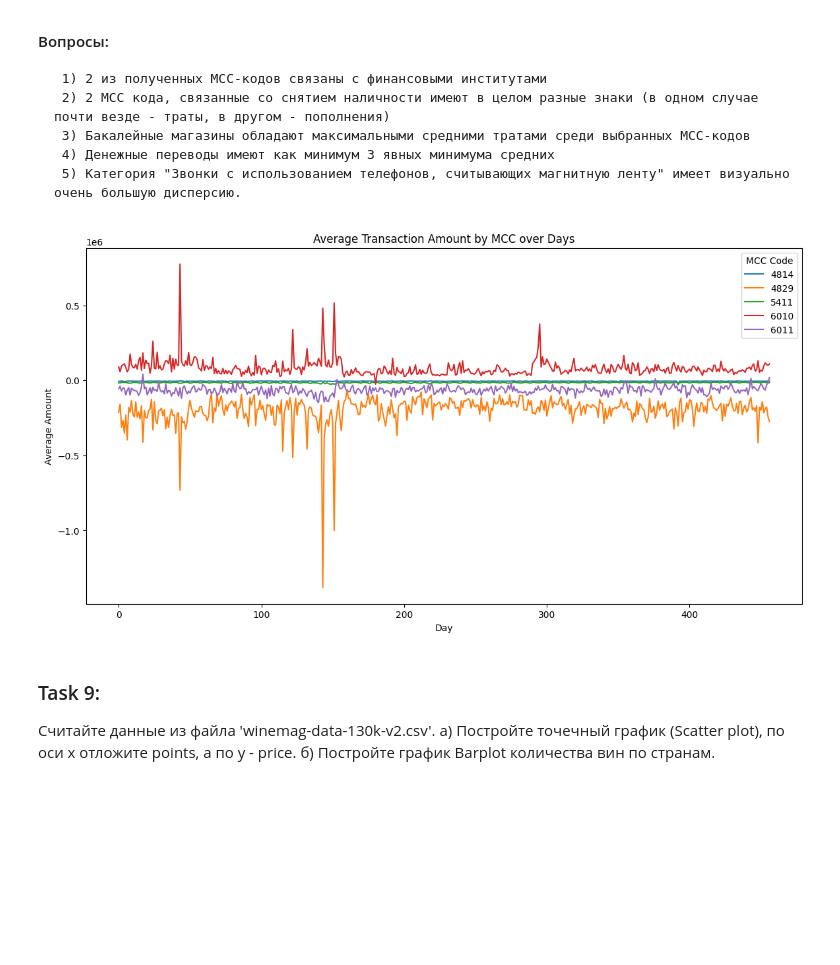
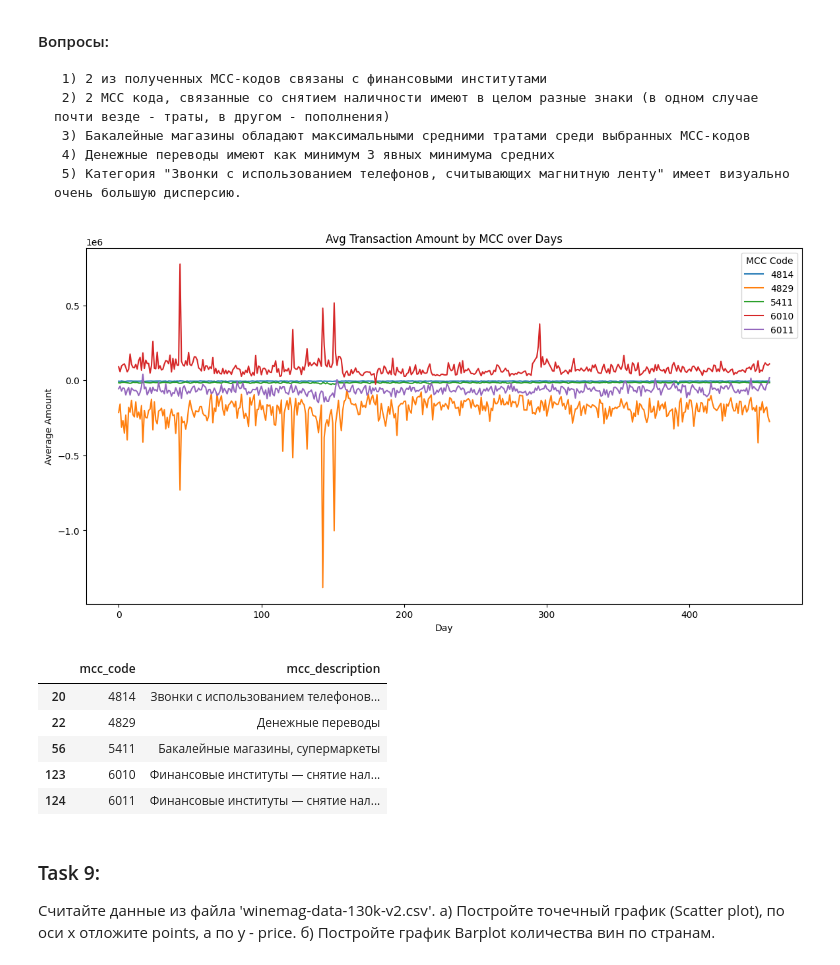
Before and after one commit to C4erries/DeepLerningLabs, a Jupyter notebook: lab2/Lab2 pandas+matplotlib.ipynb, the cells around one changed output. Drawn from its saved outputs; the diff is of its cells as text; code cells hidden in the pictures; blank space fills up the shorter version.

```diff
--- a/lab2/Lab2 pandas+matplotlib.ipynb
+++ b/lab2/Lab2 pandas+matplotlib.ipynb
@@ -476,28 +477,42 @@ f"""Ответы на утверждения:
 # %%
 transactions['tr_day'] = transactions['tr_day'].astype(int)
 
+
 mcc_counts = transactions['mcc_code'].value_counts()
-
 filtered = transactions[transactions['mcc_code'].isin(mcc_counts[mcc_counts > 60000].index)]
 
 grouped = (
     filtered
     .groupby(['tr_day', 'mcc_code'])['amount']
     .mean()
 )
 
 pivot = grouped.unstack()
 
 pivot.plot(figsize=(14, 7))
 
-plt.title("Average Transaction Amount by MCC over Days")
+plt.title("Avg Transaction Amount by MCC over Days")
 plt.xlabel("Day")
 plt.ylabel("Average Amount")
 
 plt.legend(title="MCC Code")
 plt.show()
+#Вопросы
+mcc = tr_mcc_codes[tr_mcc_codes['mcc_code'].isin(filtered['mcc_code'])]
+display(mcc)
+#1) True
+#2) True
+#3) False
+#4) True
+#5) False
 # %% [output]
-[figure, old version]
+[figure, new version]
+|  | mcc_code | mcc_description |
+| 20 | 4814 | Звонки с использованием телефонов... |
+| 22 | 4829 | Денежные переводы |
+| 56 | 5411 | Бакалейные магазины, супермаркеты |
+| 123 | 6010 | Финансовые институты — снятие нал... |
+| 124 | 6011 | Финансовые институты — снятие нал... |
 # %% [markdown]
 ### Task 9:
 Считайте данные из файла 'winemag-data-130k-v2.csv'.
```
Also changed, not shown: parts of 3 cells of this notebook, 1 other file.
